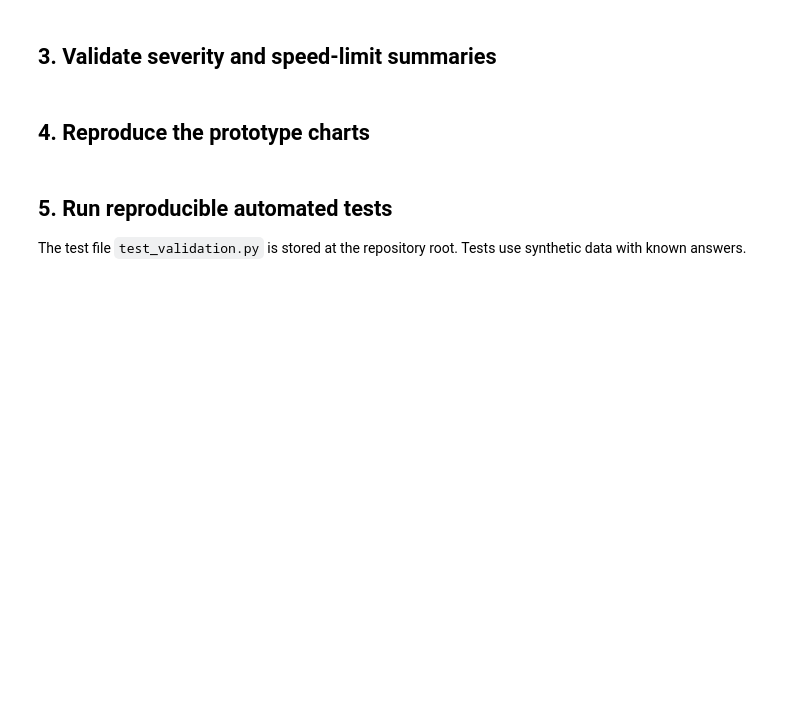
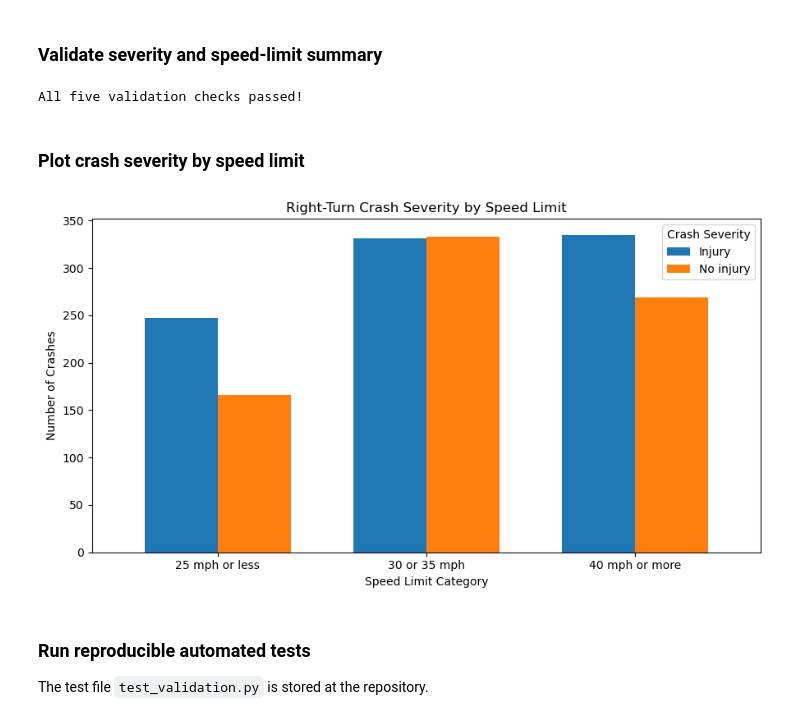
Before and after one commit to Meherin-sanjida/crash-severity-analysis, a Jupyter notebook: 02_testing_validation.ipynb, the cells around one changed output. Drawn from its saved outputs; the diff is of its cells as text; code cells hidden in the pictures; blank space fills up the shorter version.

```diff
--- a/02_testing_validation.ipynb
+++ b/02_testing_validation.ipynb
@@ -43,13 +148,26 @@ assert len(clean) > 0, 'No valid observations for analysis'
 # %% [markdown]
-## 3. Validate severity and speed-limit summaries
+### Validate severity and speed-limit summary
-# %%
-severity_counts = clean['CrashSeverity'].value_counts().sort_index()
-severity_by_speed = pd.crosstab(clean['SpeedLimit'], clean['CrashSeverity'])
-display(severity_counts.rename('Count').to_frame())
-display(severity_by_speed)
-assert severity_counts.sum() == len(clean)
-assert severity_by_speed.to_numpy().sum() == len(clean)
-assert (severity_by_speed.sum(axis=0).sort_index() == severity_counts).all()
-print('PASS: Both summaries account for all valid observations.')
+# %%
+# Test 1: Cleaned data is not empty
+assert len(clean) > 0
+
+# Test 2: No missing values in required variables
+assert clean["CrashSeverity"].notna().all()
+assert clean["SpeedLimit"].notna().all()
+
+# Test 3: All speed limit categories are valid
+assert clean["SpeedLimit"].isin(speed_order).all()
+
+# Test 4: All crash severity values are valid
+assert clean["CrashSeverity"].isin(
+    ["Injury", "No injury"]
+).all()
+
+# Test 5: Cross-tabulation totals match cleaned dataset
+assert severity_by_speed.to_numpy().sum() == len(clean)
+
+print("All five validation checks passed!")
+# %% [output]
+All five validation checks passed!
 # %% [markdown]
-## 4. Reproduce the prototype charts
+### Plot crash severity by speed limit
@@ -68,3 +174,23 @@ plt.show()
+# %%
+import matplotlib.pyplot as plt
+
+ax = severity_by_speed.plot(
+    kind="bar",
+    figsize=(9, 5),
+    width=0.7
+)
+
+plt.xlabel("Speed Limit Category")
+plt.ylabel("Number of Crashes")
+plt.title("Right-Turn Crash Severity by Speed Limit")
+
+plt.xticks(rotation=0)
+plt.legend(title="Crash Severity")
+
+plt.tight_layout()
+plt.show()
+# %% [output]
+[figure, added]
 # %% [markdown]
-## 5. Run reproducible automated tests
-The test file `test_validation.py` is stored at the repository root. Tests use synthetic data with known answers.
+### Run reproducible automated tests
+The test file `test_validation.py` is stored at the repository.
```
Also changed, not shown: parts of 13 cells of this notebook, 2 other files.
